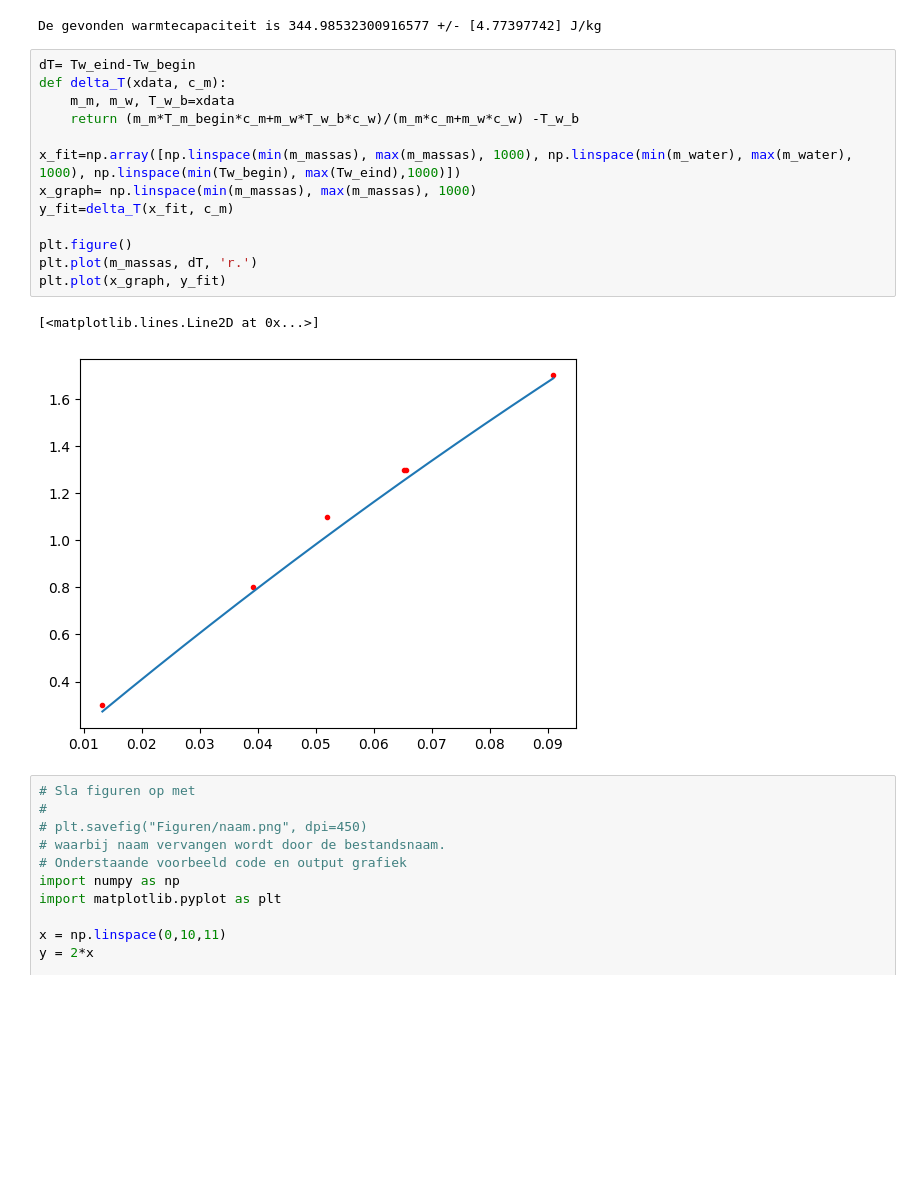
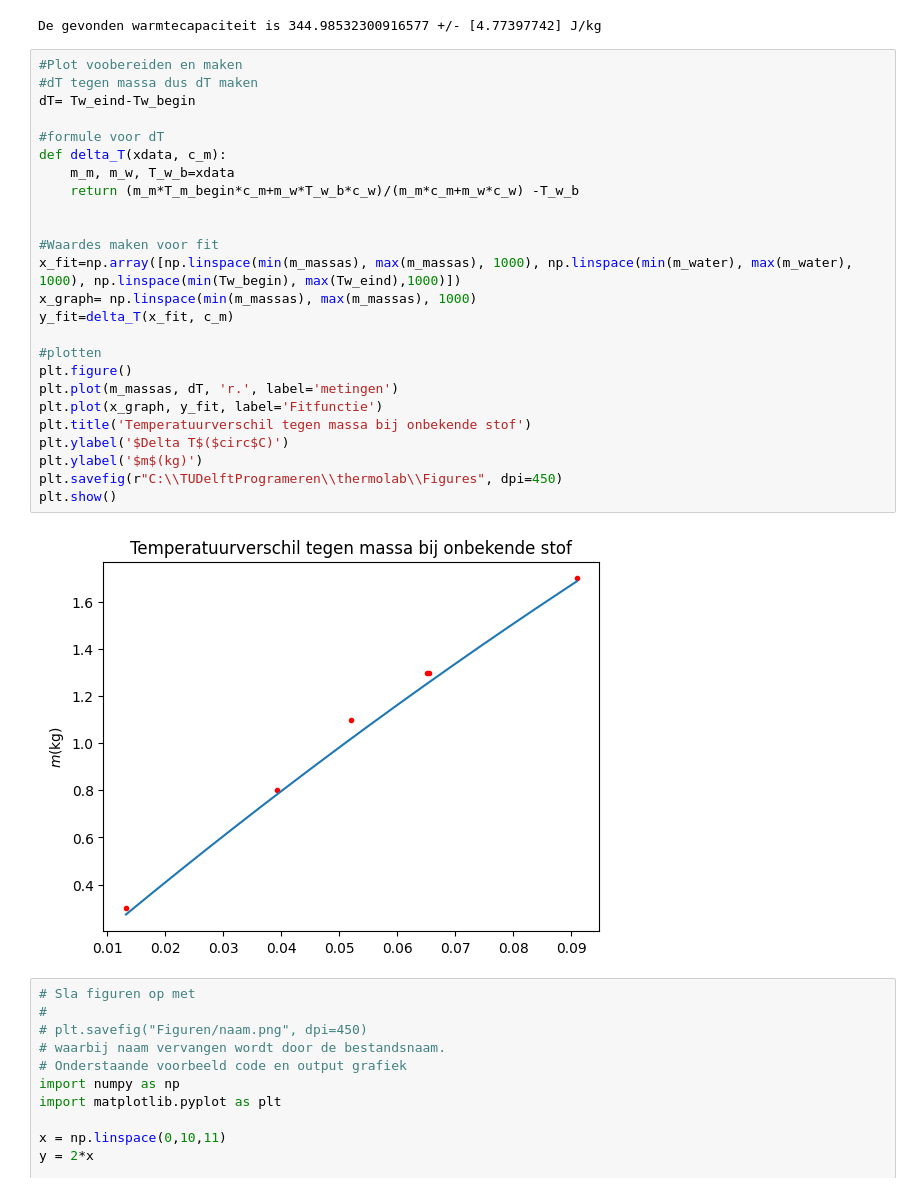
Before and after one commit to FelixJacobs11/TUAmsterdam, a Jupyter notebook: Content/Labs/Soortelijk_warmte/Warmtecapaciteit.ipynb, the cells around one changed output. Drawn from its saved outputs; the diff is of its cells as text; blank space fills up the shorter version.

Commit message:
Thermo opdrachten wat gefinetuned

```diff
--- a/Content/Labs/Soortelijk_warmte/Warmtecapaciteit.ipynb
+++ b/Content/Labs/Soortelijk_warmte/Warmtecapaciteit.ipynb
@@ -110,21 +110,32 @@ print('De gevonden warmtecapaciteit is', c_m, '+/-',u_c_m, 'J/kg' )
 # %% [output]
 De gevonden warmtecapaciteit is 344.98532300916577 +/- [4.77397742] J/kg
 # %%
+#Plot voobereiden en maken
+#dT tegen massa dus dT maken
 dT= Tw_eind-Tw_begin
+
+#formule voor dT
 def delta_T(xdata, c_m):
     m_m, m_w, T_w_b=xdata
     return (m_m*T_m_begin*c_m+m_w*T_w_b*c_w)/(m_m*c_m+m_w*c_w) -T_w_b
 
+
+#Waardes maken voor fit
 x_fit=np.array([np.linspace(min(m_massas), max(m_massas), 1000), np.linspace(min(m_water), max(m_water), 1000), np.linspace(min(Tw_begin), max(Tw_eind),1000)])
 x_graph= np.linspace(min(m_massas), max(m_massas), 1000)
 y_fit=delta_T(x_fit, c_m)
 
+#plotten
 plt.figure()
-plt.plot(m_massas, dT, 'r.')
-plt.plot(x_graph, y_fit)
+plt.plot(m_massas, dT, 'r.', label='metingen')
+plt.plot(x_graph, y_fit, label='Fitfunctie')
+plt.title('Temperatuurverschil tegen massa bij onbekende stof')
+plt.ylabel('$Delta T$($circ$C)')
+plt.ylabel('$m$(kg)')
+plt.savefig(r"C:\\TUDelftProgrameren\\thermolab\\Figures", dpi=450)
+plt.show()
 # %% [output]
-[<matplotlib.lines.Line2D at 0x...>]
-[figure, old version]
+[figure, new version]
 # %%
 # Sla figuren op met
 #
```
Also changed, not shown: 4 other files.
